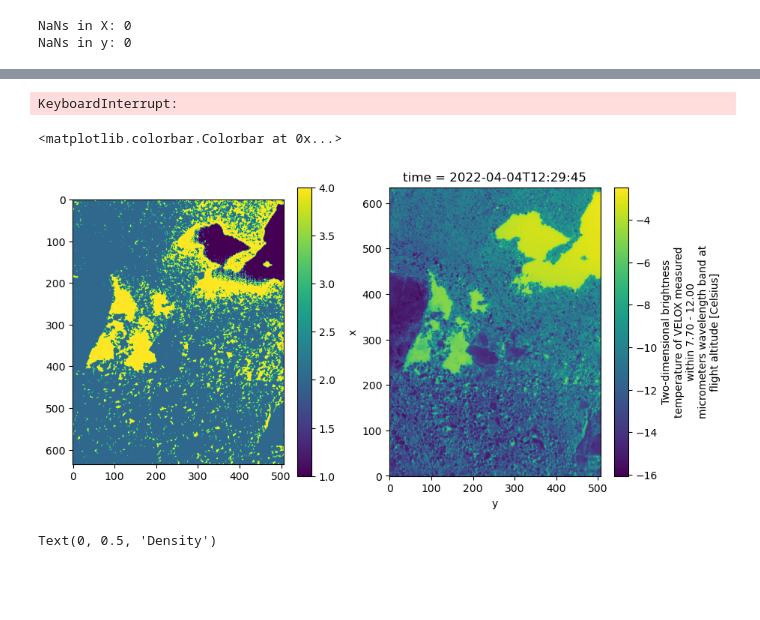
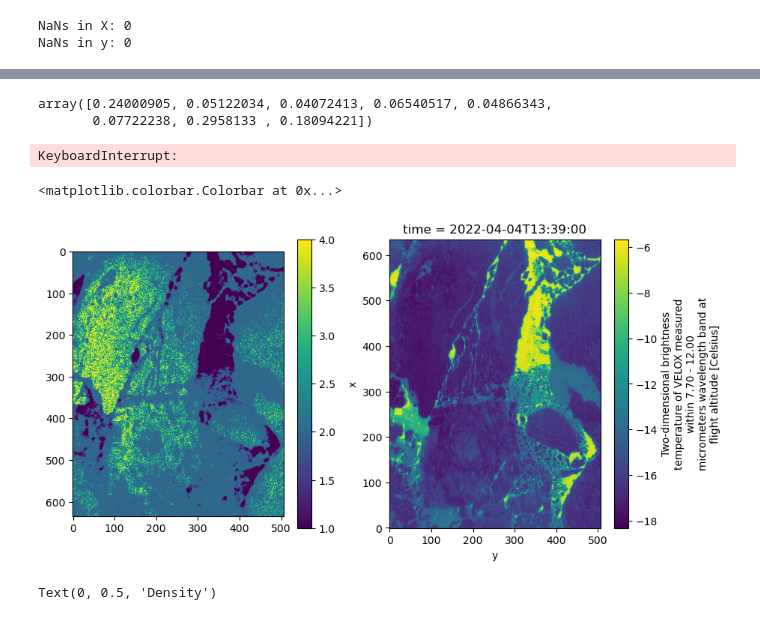
Before and after one commit to FranzFlink/Mueller_et_al_2024_code, a Jupyter notebook: source/analysis/fast_train_pixel.ipynb, the cells around one changed output, grey strips where cells are left out. Saved outputs shown, nothing was run; the diff lists cells and outputs as text; code cells hidden in the pictures; blank space fills up the shorter version.

```diff
--- a/source/analysis/fast_train_pixel.ipynb
+++ b/source/analysis/fast_train_pixel.ipynb
@@ -17,4 +20,4 @@ from helper import plot_confusion_matrix, print_classification_report
 # %%
-data = xr.open_dataset('../../data/training_flat_corrected.nc')
+data = xr.open_dataset('../../data/training_flat.nc')
 data
 # %% [output]
@@ -49,15 +51,16 @@ ax[1].imshow(test.y.values.reshape(635, 507))
 <matplotlib.image.AxesImage at 0x...>
 [figure]
 # %%
-unique, count = np.unique(data['y_corrected'], return_counts=True)
+unique, count = np.unique(data['y'], return_counts=True)
 
 print('Classes:', [f'{u} ({c / count.sum() * 100:.2f}%)' for u, c in zip(unique, count)])
 print('Names:', 'Open-Water (1), Thin Ice (2), Snow-Covered (3)')
 print('Total:', count.sum())
 #
 
-X = data[['X1', 'X7', 'X8']].to_array().values.T
-y = data['y_corrected'].values
+#X = data[['X1', 'X7', 'X8']].to_array().values.T
+X = data[['X1', 'X2', 'X3', 'X4', 'X5', 'X6', 'X7', 'X8']].to_array().values.T
+y = data['y'].values
 
 mask = np.isnan(X).any(axis=1) | np.isnan(y)
 X = X[~mask]
@@ -122,7 +153,7 @@ from sklearn.model_selection import cross_validate
 
 model = make_pipeline(
     RandomUnderSampler(random_state=0),
-    RandomForestClassifier(n_estimators=100, random_state=0, n_jobs=10)
+    RandomForestClassifier(n_estimators=100, random_state=0, n_jobs=5)
 )
 cv_results = cross_validate(
     model, X, y, scoring="balanced_accuracy",
@@ -277,3 +282,8 @@ weighted avg         0.9851803359924871   0.9849594974084193   0.984870509777995
+# %%
+clf.feature_importances_
+# %% [output]
+array([0.24000905, 0.05122034, 0.04072413, 0.06540517, 0.04866343,
+       0.07722238, 0.2958133 , 0.18094221])
 # %%
 data['y_pred'] = ('z',np.nan*np.zeros(data['y_corrected'].shape))
 #data['y_pred'].values[~mask] = y_pred
@@ -304,34 +314,34 @@ KeyboardInterrupt:
 # %%
 test = xr.open_dataset('/projekt_agmwend/home_rad/Joshua/HALO-AC3_VELOX_sea_ice/2022-04-04_v_0.1.nc')
 # %%
-test_slice = test.sel(time='2022-04-04T12:29:45')
+test_slice = test.sel(time='2022-04-04T13:39:00')
 #test_slice = test.isel(time=-1)
 
 fig, ax = plt.subplots(1, 2, figsize=(10, 5))
 test_slice.BT_2D.isel(band=0).plot(ax=ax[1], x='y')
 
 X1 = test_slice.BT_2D.isel(band=0).values
 X2 = test_slice.BT_2D.isel(band=1).values
 X3 = test_slice.BT_2D.isel(band=2).values
 X4 = test_slice.BT_2D.isel(band=3).values
 X5 = test_slice.BT_2D.isel(band=4).values
 X6 = test_slice.sur_rgh.values
 X7 = test_slice.neighbor_mean.values
 X8 = test_slice.neighbor_std.values
 
 X = np.stack([X1, X7, X8], axis=-1).reshape(-1, 3)
 
 y_pred = cv_results['estimator'][0].predict(X)
 
 im = ax[0].imshow(y_pred.reshape(635, 507)[::-1, :])
 
 ## add a gaussian filter to the prediction
 
 
 fig.colorbar(im, ax=ax[0])
 # %% [output]
 <matplotlib.colorbar.Colorbar at 0x...>
-[figure, old version]
+[figure, new version]
 # %%
 # import libraries (some are for cosmetics)
 import matplotlib.pyplot as plt
```
Also changed, not shown: parts of 11 cells of this notebook.
